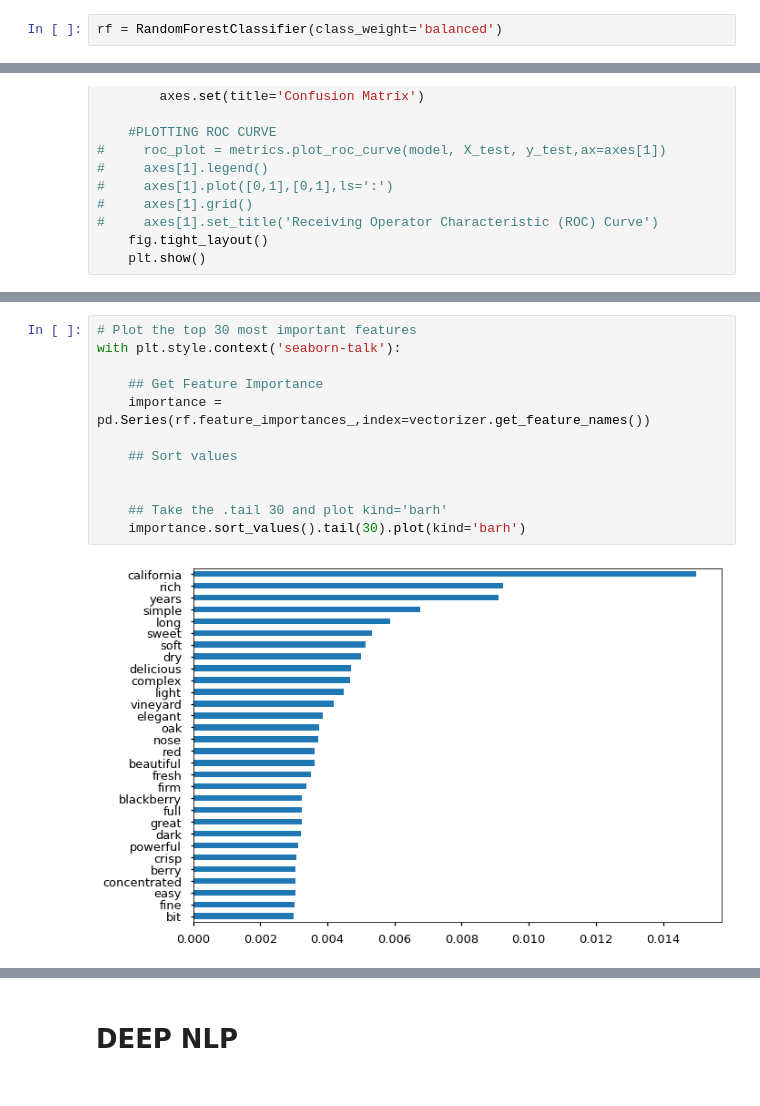
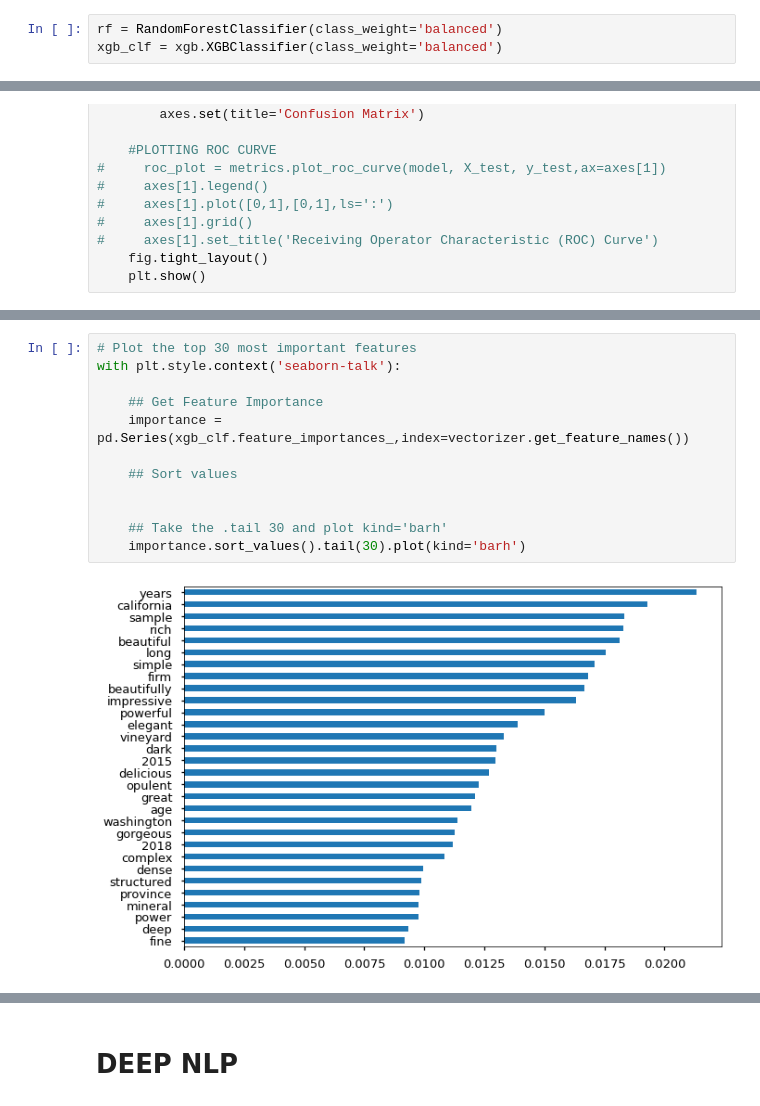
Before and after one commit to gabrieljarosi/dsc-mod-4-project-v2-1-onl01-dtsc-pt-052620, a Jupyter notebook: wine_main_notebook-Copy1.ipynb, the cells around one changed output, grey strips where cells are left out. Drawn from its saved outputs; the diff is of its cells as text.

```diff
--- a/wine_main_notebook-Copy1.ipynb
+++ b/wine_main_notebook-Copy1.ipynb
@@ -167,6 +172,7 @@ stopwords_list[-1]
 # VANILLA RANDOM FORREST
 # %%
 rf = RandomForestClassifier(class_weight='balanced')
+xgb_clf = xgb.XGBClassifier(class_weight='balanced')
 # %%
 y = df['points'].copy()
 X=df['description'].copy()
@@ -436,17 +442,17 @@ NOT RECOMMENDED       0.90      0.87      0.88     10262
 # %%
 # Plot the top 30 most important features
 with plt.style.context('seaborn-talk'):
 
     ## Get Feature Importance
-    importance = pd.Series(rf.feature_importances_,index=vectorizer.get_feature_names())
+    importance = pd.Series(xgb_clf.feature_importances_,index=vectorizer.get_feature_names())
 
     ## Sort values
 
 
     ## Take the .tail 30 and plot kind='barh'
     importance.sort_values().tail(30).plot(kind='barh')
 # %% [output]
-[figure, old version]
+[figure, new version]
 # %%
 count_vect = CountVectorizer()
 tf_transform = TfidfTransformer(use_idf=True)
```
Also changed, not shown: parts of 17 cells of this notebook, 6 other files.
